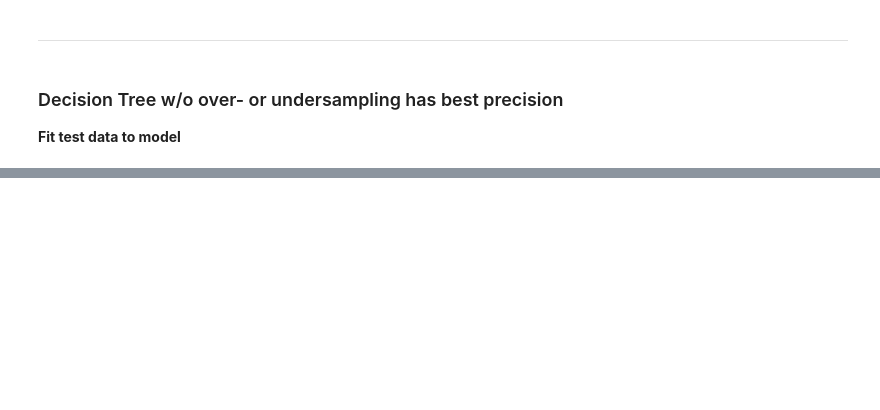
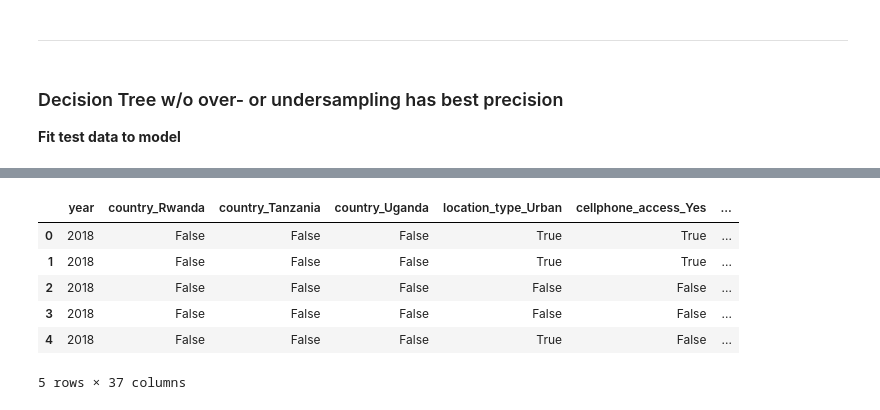
Before and after one commit to ShahiW/Financial-Inclusion-Project, a Jupyter notebook: Shahi.ipynb, the cells around one changed output, grey strips where cells are left out. Drawn from its saved outputs; the diff is of its cells as text; code cells hidden in the pictures; blank space fills up the shorter version.

```diff
--- a/Shahi.ipynb
+++ b/Shahi.ipynb
@@ -187,0 +430,25 @@ sns.countplot(x=test_new['bank_account'], hue=test_new['gender_of_respondent_Mal
+# %%
+# Separate the features from the 'train' dataset
+X_train = train.drop('bank_account_Yes', axis=1)
+y_train = train['bank_account_Yes']
+
+# Create and train the k-NN model using the 'train' dataset
+knn = KNeighborsClassifier(n_neighbors=7)
+knn.fit(X_train, y_train)
+
+# Apply the trained model on the 'test' dataset to predict 'bank_account' values
+X_test = test.drop('bank_account', axis=1)  # Features
+predictions = knn.predict(X_test)
+
+# Update the 'test' dataset with the predicted 'bank_account' values
+test['bank_account'] = predictions
+# %%
+test.head()
+# %% [output]
+|  | year | country_Rwanda | country_Tanzania | country_Uganda | location_type_Urban | cellphone_access_Yes | ... |
+| 0 | 2018 | False | False | False | True | True | ... |
+| 1 | 2018 | False | False | False | True | True | ... |
+| 2 | 2018 | False | False | False | False | False | ... |
+| 3 | 2018 | False | False | False | False | False | ... |
+| 4 | 2018 | False | False | False | True | False | ... |
+5 rows × 37 columns
```
Also changed, not shown: parts of 30 cells of this notebook.
